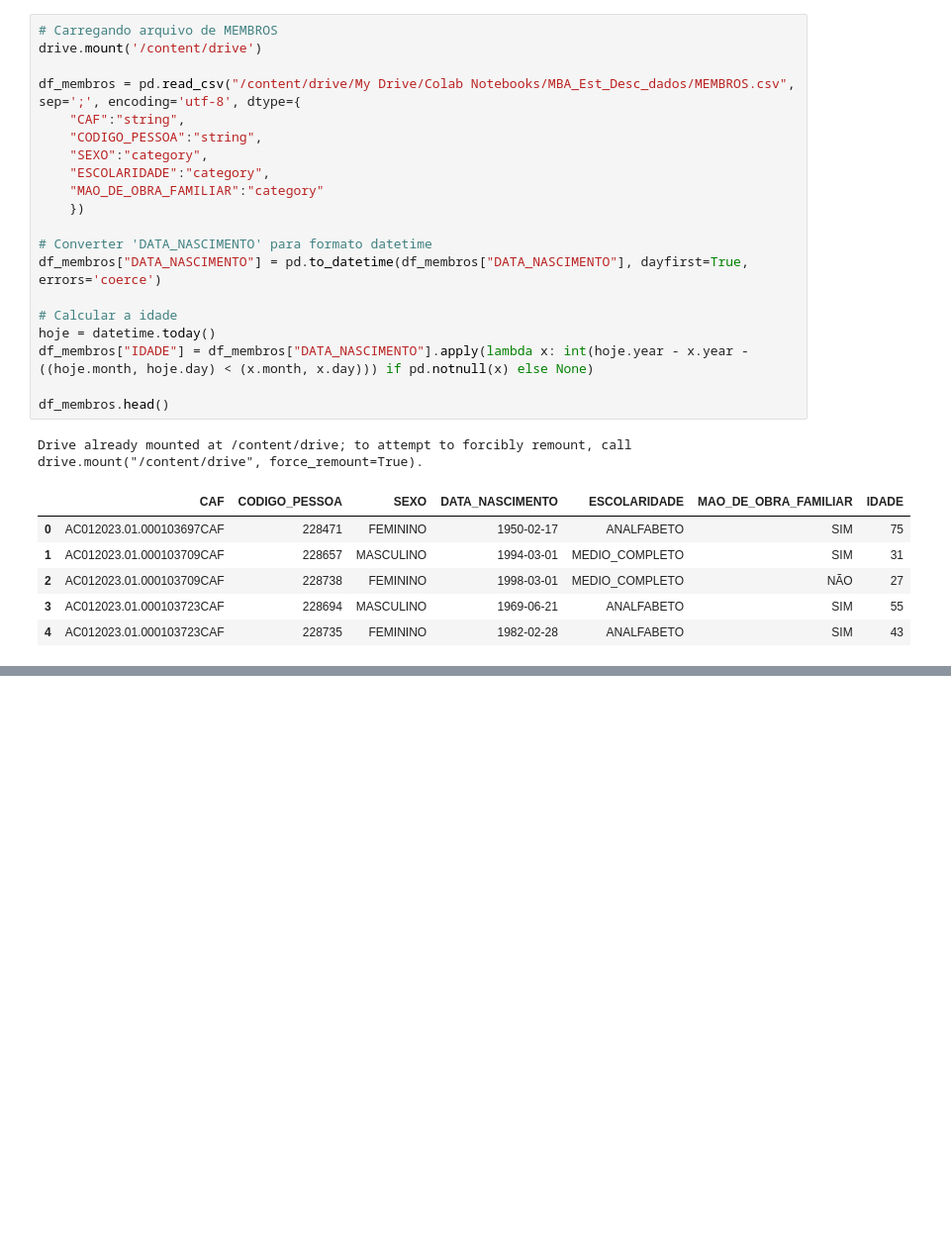
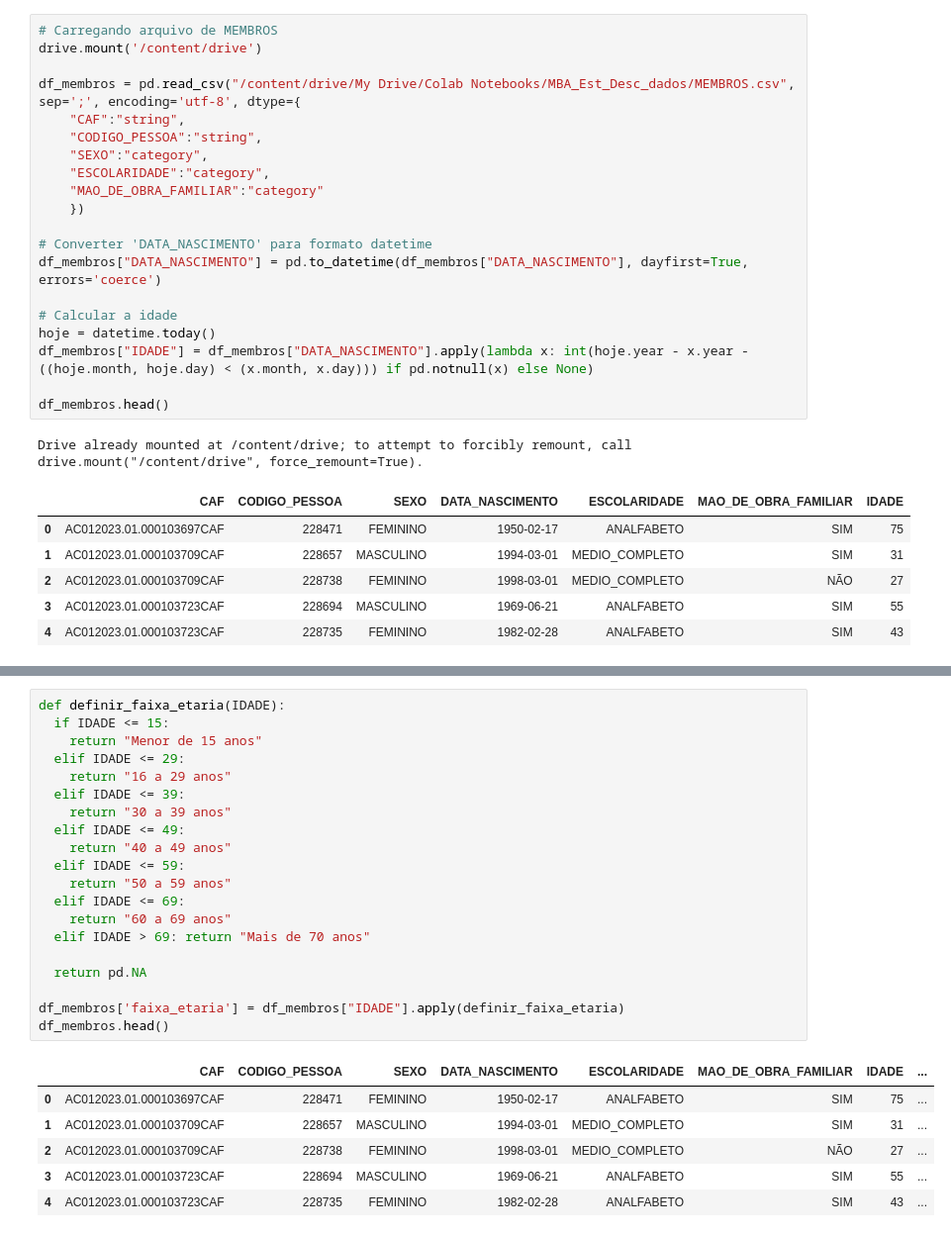
Before and after one commit to Luisamfer/Ativ_Est_Desc, a Jupyter notebook: Estat_desc.ipynb, the cells around one changed output, grey strips where cells are left out. Shown at 99% size. Drawn from its saved outputs; the diff is of its cells as text; blank space fills up the shorter version.

```diff
--- a/Estat_desc.ipynb
+++ b/Estat_desc.ipynb
@@ -79,0 +81,27 @@ memory usage: 151.4 MB
+# %%
+def definir_faixa_etaria(IDADE):
+  if IDADE <= 15:
+    return "Menor de 15 anos"
+  elif IDADE <= 29:
+    return "16 a 29 anos"
+  elif IDADE <= 39:
+    return "30 a 39 anos"
+  elif IDADE <= 49:
+    return "40 a 49 anos"
+  elif IDADE <= 59:
+    return "50 a 59 anos"
+  elif IDADE <= 69:
+    return "60 a 69 anos"
+  elif IDADE > 69: return "Mais de 70 anos"
+
+  return pd.NA
+
+df_membros['faixa_etaria'] = df_membros["IDADE"].apply(definir_faixa_etaria)
+df_membros.head()
+# %% [output]
+|  | CAF | CODIGO_PESSOA | SEXO | DATA_NASCIMENTO | ESCOLARIDADE | MAO_DE_OBRA_FAMILIAR | IDADE | ... |
+| 0 | AC012023.01.000103697CAF | 228471 | FEMININO | 1950-02-17 | ANALFABETO | SIM | 75 | ... |
+| 1 | AC012023.01.000103709CAF | 228657 | MASCULINO | 1994-03-01 | MEDIO_COMPLETO | SIM | 31 | ... |
+| 2 | AC012023.01.000103709CAF | 228738 | FEMININO | 1998-03-01 | MEDIO_COMPLETO | NÃO | 27 | ... |
+| 3 | AC012023.01.000103723CAF | 228694 | MASCULINO | 1969-06-21 | ANALFABETO | SIM | 55 | ... |
+| 4 | AC012023.01.000103723CAF | 228735 | FEMININO | 1982-02-28 | ANALFABETO | SIM | 43 | ... |
```
Also changed, not shown: parts of 9 cells of this notebook.
